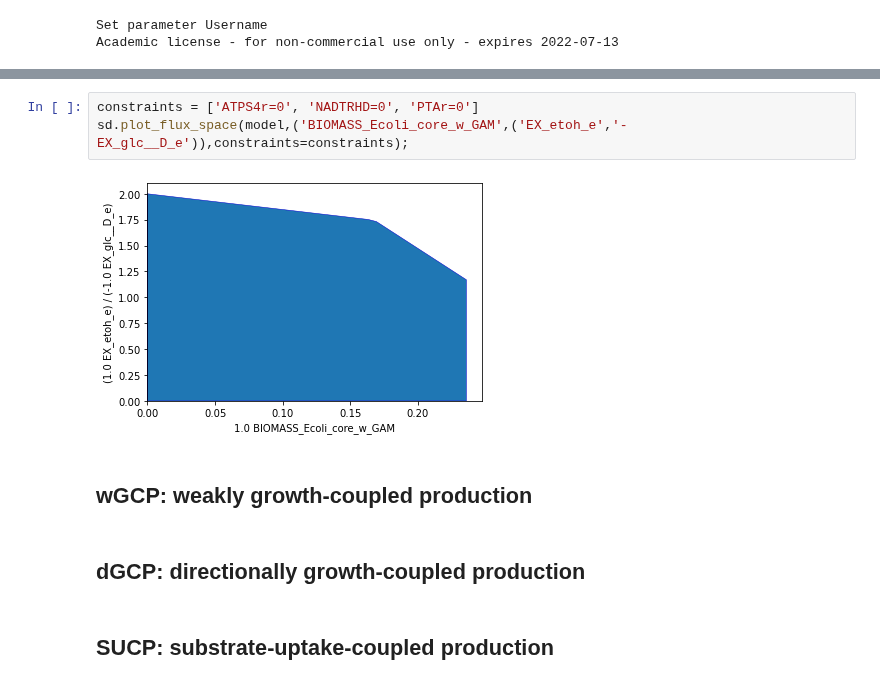
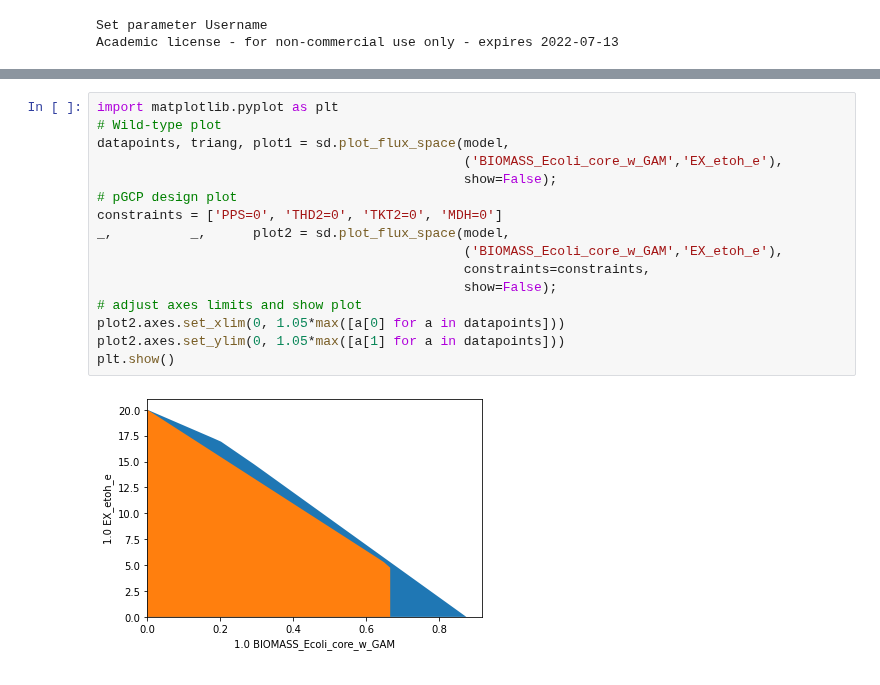
Before and after one commit to klamt-lab/straindesign, a Jupyter notebook: docs/source/examples/JN_04_strain_design_introduction.ipynb, the cells around one changed output, grey strips where cells are left out. Cells and saved outputs as stored; diff of their text form.

Commit message:
Complete chapter of growth-coupled strain design

```diff
--- a/docs/source/examples/JN_04_strain_design_introduction.ipynb
+++ b/docs/source/examples/JN_04_strain_design_introduction.ipynb
@@ -32,11 +30,18 @@ The flux space plot on dimensions of growth rate and the ethanol yield show that
-# %%
-constraints = ['ATPS4r=0', 'NADTRHD=0', 'PTAr=0']
-sd.plot_flux_space(model,('BIOMASS_Ecoli_core_w_GAM',('EX_etoh_e','-EX_glc__D_e')),constraints=constraints);
-# %% [output]
-[figure, removed]
-# %% [markdown]
-## wGCP: weakly growth-coupled production
-# %% [markdown]
-## dGCP: directionally growth-coupled production
-# %% [markdown]
-## SUCP: substrate-uptake-coupled production
+# %%
+import matplotlib.pyplot as plt
+# Wild-type plot
+datapoints, triang, plot1 = sd.plot_flux_space(model,
+                                               ('BIOMASS_Ecoli_core_w_GAM','EX_etoh_e'),
+                                               show=False);
+# pGCP design plot
+constraints = ['PPS=0', 'THD2=0', 'TKT2=0', 'MDH=0']
+_,          _,      plot2 = sd.plot_flux_space(model,
+                                               ('BIOMASS_Ecoli_core_w_GAM','EX_etoh_e'),
+                                               constraints=constraints,
+                                               show=False);
+# adjust axes limits and show plot
+plot2.axes.set_xlim(0, 1.05*max([a[0] for a in datapoints]))
+plot2.axes.set_ylim(0, 1.05*max([a[1] for a in datapoints]))
+plt.show()
+# %% [output]
+[figure, added]
```
Also changed, not shown: parts of 9 cells of this notebook, 4 other files.
